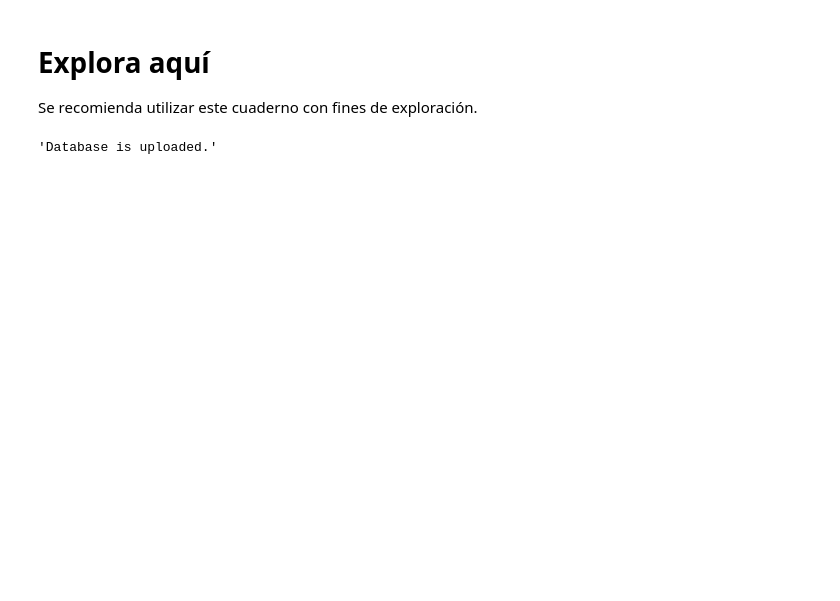
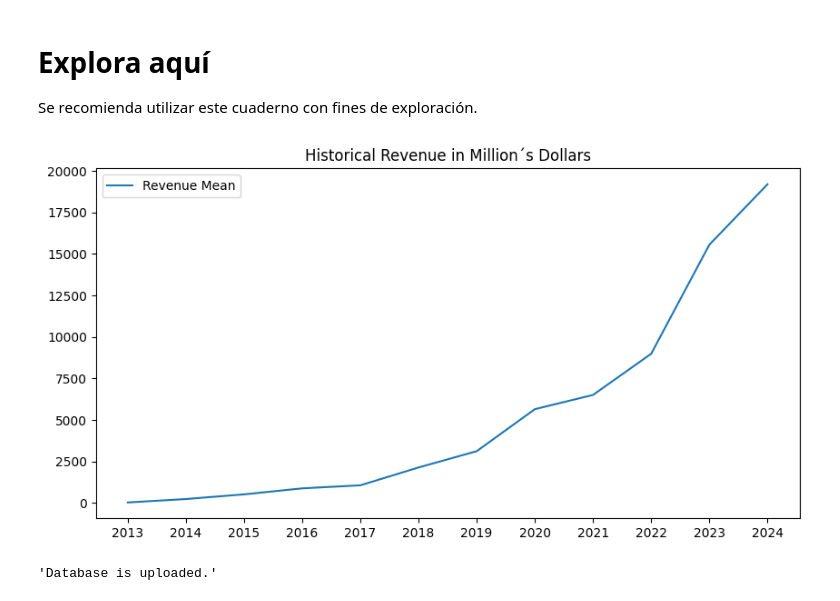
Before and after one commit to Fj-martinez33/web-scraping-project-tutorial, a Jupyter notebook: src/explore.es.ipynb, the cells around one changed output. Saved outputs shown, nothing was run; the diff lists cells and outputs as text; code cells hidden in the pictures; blank space fills up the shorter version.

Commit message:
grafics

```diff
--- a/src/explore.es.ipynb
+++ b/src/explore.es.ipynb
@@ -79,6 +84,37 @@ def SaveIntoDB(dataset):
     con.commit()
 
     return f"Database is uploaded."
+# %%
+#Visualizacion de datos
+
+#Beneficios trimestrales del año pasado.
+def RevenueYear():
+
+    con = sqlite3.connect("tesla.db")
+    data = pd.read_sql('SELECT tesla.date, tesla.revenue FROM tesla_quaterly_revenue AS tesla WHERE tesla.year = "2023"', con)
+
+    plt.figure(figsize=(10,5))
+    plt.bar(data["Date"], data["Revenue"], width= 0.5)
+    plt.title("2023 - Quaterly Revenue in Million´s Dollars")
+    plt.savefig("2023-QuaterlyRevenue.png")
+    plt.show()
+
+#Evolucion de beneficios durante los años.
+def EvoRevenue():
+
+    con = sqlite3.connect("tesla.db")
+    data = pd.read_sql('SELECT tesla.year, AVG(tesla.revenue) AS Mean FROM tesla_quaterly_revenue AS tesla GROUP BY year', con)
+
+    plt.figure(figsize=(10,5))
+    plt.plot(data["Year"], data["Mean"], label = "Revenue Mean")
+    plt.title("Historical Revenue in Million´s Dollars")
+    plt.legend()
+    plt.savefig("./grafics/Histoical-Revenue.png")
+    plt.show()
+
+#Comparativa de los beneficios de los últimos 5 años.
+# %% [output]
+[figure, added]
 # %%
 #Ejecutamos las funciones
 
```
Also changed, not shown: parts of 4 cells of this notebook, 2 other files.
